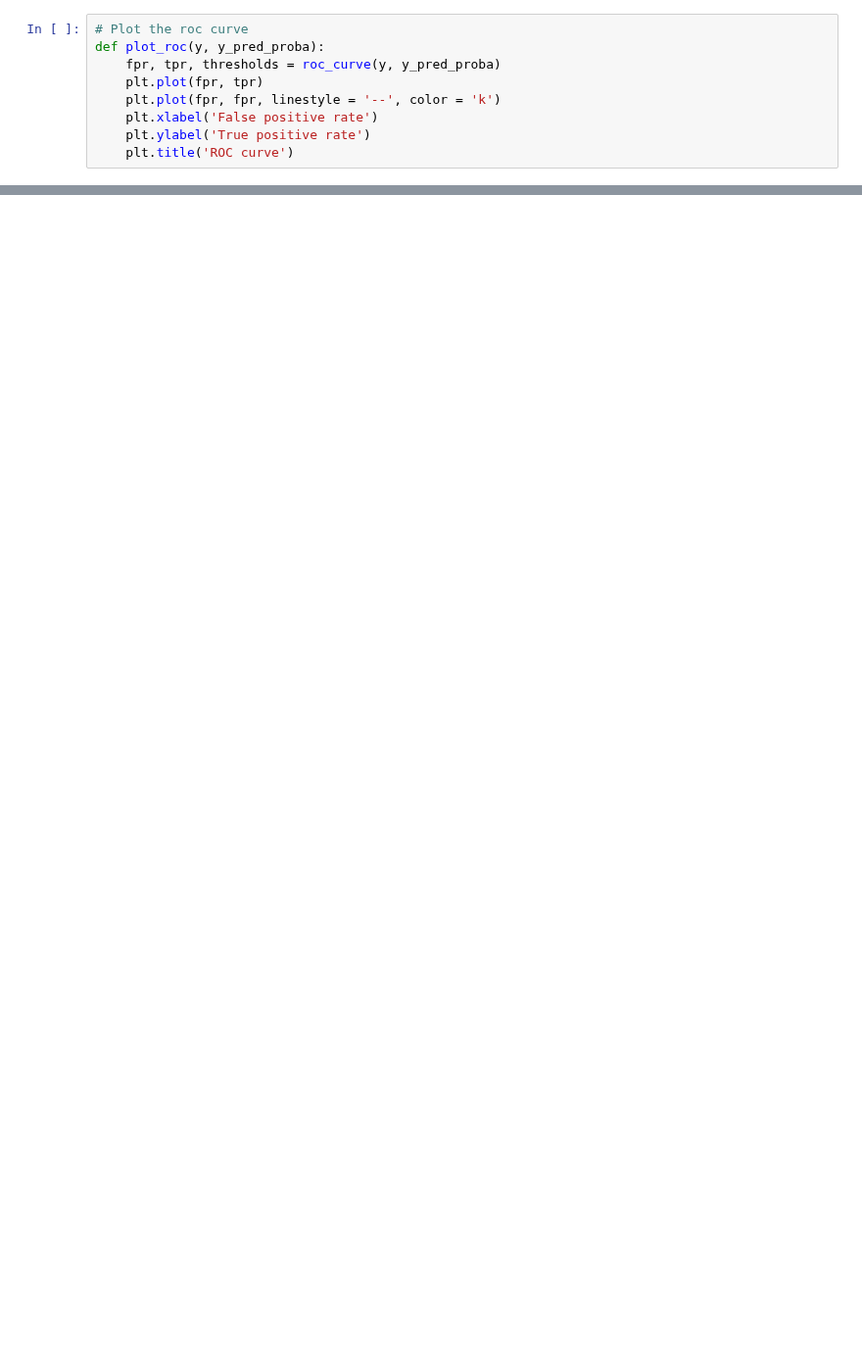
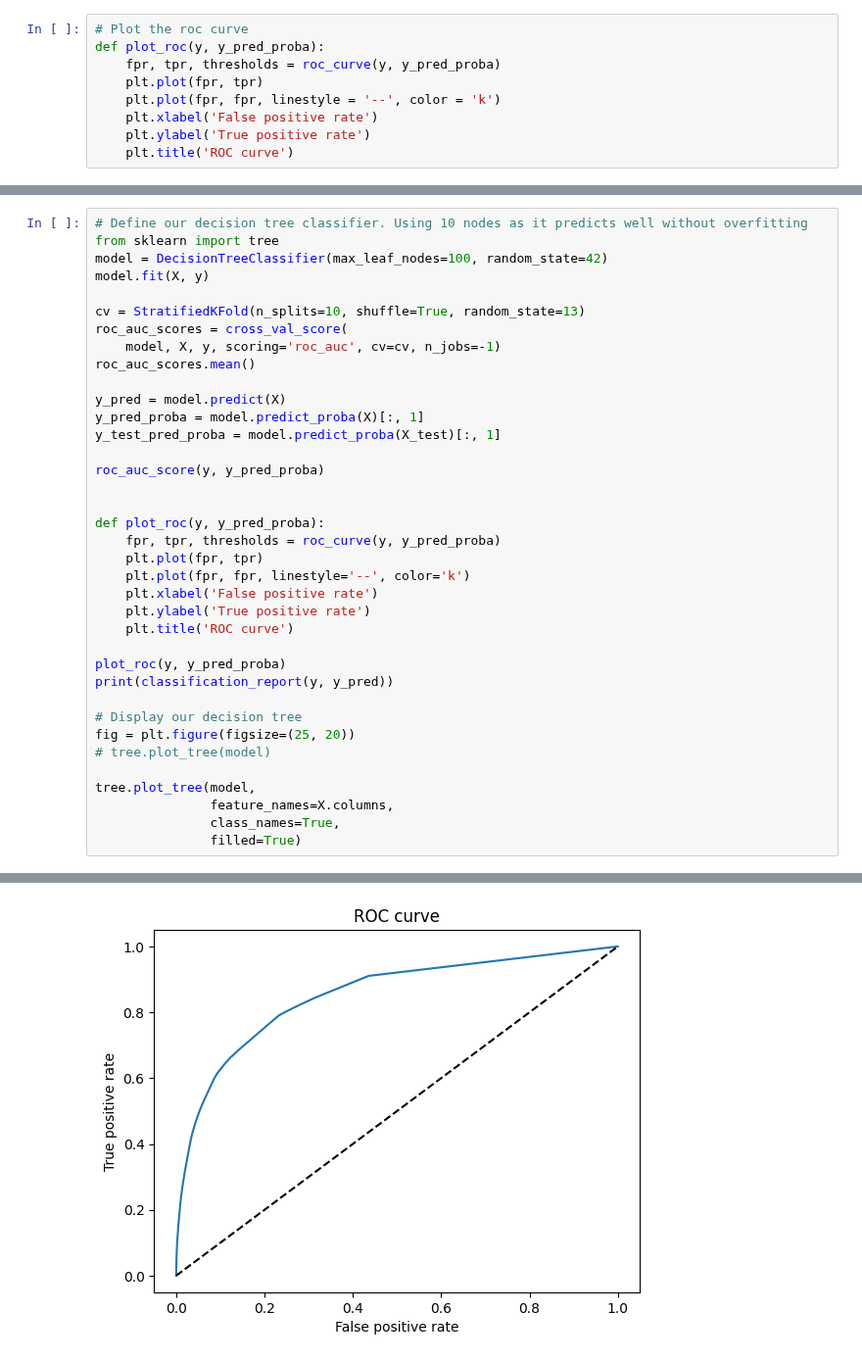
Before and after one commit to danielatoader/AI-validation, a Jupyter notebook: lab_3_scikit/gmsc-test.ipynb, the cells around one changed output, grey strips where cells are left out. Shown at 98% size. Saved outputs shown, nothing was run; the diff lists cells and outputs as text; blank space fills up the shorter version.

```diff
--- a/lab_3_scikit/gmsc-test.ipynb
+++ b/lab_3_scikit/gmsc-test.ipynb
@@ -96,0 +277,38 @@ tree.plot_tree(model,
+# %%
+# Define our decision tree classifier. Using 10 nodes as it predicts well without overfitting
+from sklearn import tree
+model = DecisionTreeClassifier(max_leaf_nodes=100, random_state=42)
+model.fit(X, y)
+
+cv = StratifiedKFold(n_splits=10, shuffle=True, random_state=13)
+roc_auc_scores = cross_val_score(
+    model, X, y, scoring='roc_auc', cv=cv, n_jobs=-1)
+roc_auc_scores.mean()
+
+y_pred = model.predict(X)
+y_pred_proba = model.predict_proba(X)[:, 1]
+y_test_pred_proba = model.predict_proba(X_test)[:, 1]
+
+roc_auc_score(y, y_pred_proba)
+
+
+def plot_roc(y, y_pred_proba):
+    fpr, tpr, thresholds = roc_curve(y, y_pred_proba)
+    plt.plot(fpr, tpr)
+    plt.plot(fpr, fpr, linestyle='--', color='k')
+    plt.xlabel('False positive rate')
+    plt.ylabel('True positive rate')
+    plt.title('ROC curve')
+
+plot_roc(y, y_pred_proba)
+print(classification_report(y, y_pred))
+
+# Display our decision tree
+fig = plt.figure(figsize=(25, 20))
+# tree.plot_tree(model)
+
+tree.plot_tree(model,
+               feature_names=X.columns,
+               class_names=True,
+               filled=True)
+# %% [output]
@@ -96,0 +340 @@ tree.plot_tree(model,
+[figure, added]
```
Also changed, not shown: parts of 13 cells of this notebook, 4 other files.
